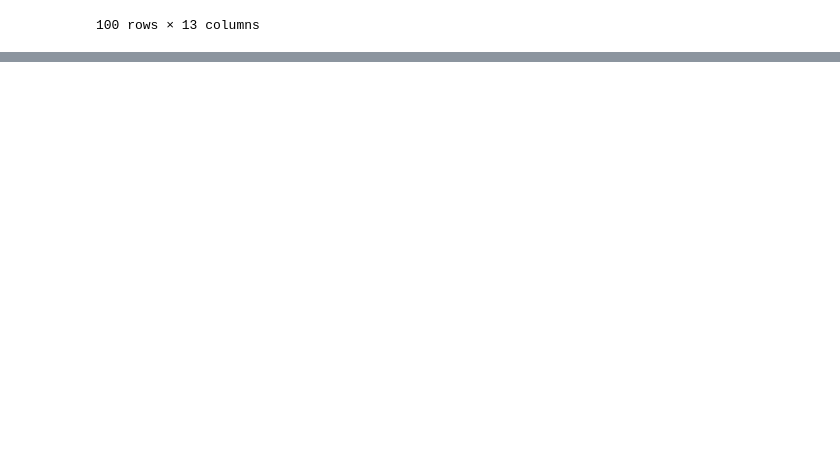
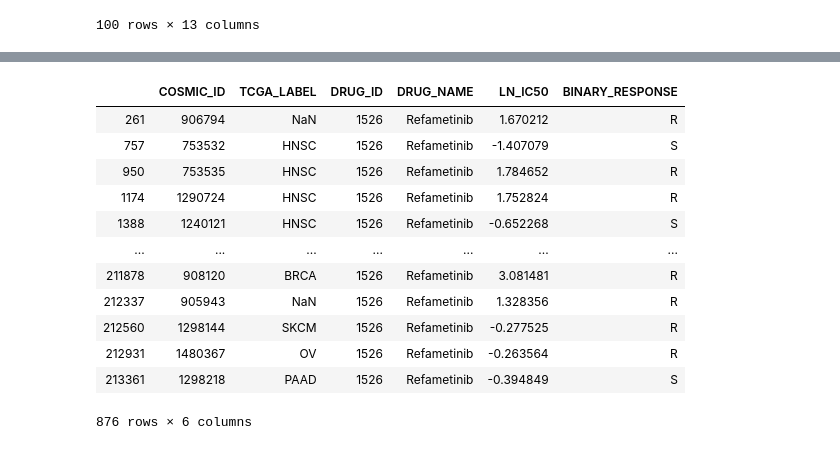
Before and after one commit to esko22/ucb-w210-cap-drug-response, a Jupyter notebook: DrugProfiles/drug_response_eda.ipynb, the cells around one changed output, grey strips where cells are left out. Cells and saved outputs as stored; diff of their text form; code cells hidden in the pictures; blank space fills up the shorter version.

```diff
--- a/DrugProfiles/drug_response_eda.ipynb
+++ b/DrugProfiles/drug_response_eda.ipynb
@@ -229,0 +260,4 @@ dose_response_df.to_csv('../data/v17.3_fitted_dose_response_binary.csv')
+# %%
+joined_drig_cell = pd.merge(cell_line_df, drb_df, on='COSMIC_ID')
+# %%
+joined_drug_cell = joined_drig_cell.rename(columns={'Cancer Type\n(matching TCGA label)': 'TCGA_LABEL'})
@@ -229,0 +316,6 @@ dose_response_df.to_csv('../data/v17.3_fitted_dose_response_binary.csv')
+# %%
+joined_drug_cell.COSMIC_ID = joined_drug_cell.COSMIC_ID.astype(int)
+# %%
+col_list = ['COSMIC_ID','TCGA_LABEL', 'DRUG_ID', 'DRUG_NAME', 'LN_IC50', 'BINARY_RESPONSE']
+
+drug_selection_set = joined_drug_cell[col_list]
@@ -229,0 +345,16 @@ dose_response_df.to_csv('../data/v17.3_fitted_dose_response_binary.csv')
+# %%
+drug_selection_set[drug_selection_set.DRUG_ID== 1526]
+# %% [output]
+|  | COSMIC_ID | TCGA_LABEL | DRUG_ID | DRUG_NAME | LN_IC50 | BINARY_RESPONSE |
+| 261 | 906794 | NaN | 1526 | Refametinib | 1.670212 | R |
+| 757 | 753532 | HNSC | 1526 | Refametinib | -1.407079 | S |
+| 950 | 753535 | HNSC | 1526 | Refametinib | 1.784652 | R |
+| 1174 | 1290724 | HNSC | 1526 | Refametinib | 1.752824 | R |
+| 1388 | 1240121 | HNSC | 1526 | Refametinib | -0.652268 | S |
+| ... | ... | ... | ... | ... | ... | ... |
+| 211878 | 908120 | BRCA | 1526 | Refametinib | 3.081481 | R |
+| 212337 | 905943 | NaN | 1526 | Refametinib | 1.328356 | R |
+| 212560 | 1298144 | SKCM | 1526 | Refametinib | -0.277525 | R |
+| 212931 | 1480367 | OV | 1526 | Refametinib | -0.263564 | R |
+| 213361 | 1298218 | PAAD | 1526 | Refametinib | -0.394849 | S |
+876 rows × 6 columns
```
Also changed, not shown: parts of 12 cells of this notebook, 6 other files.
